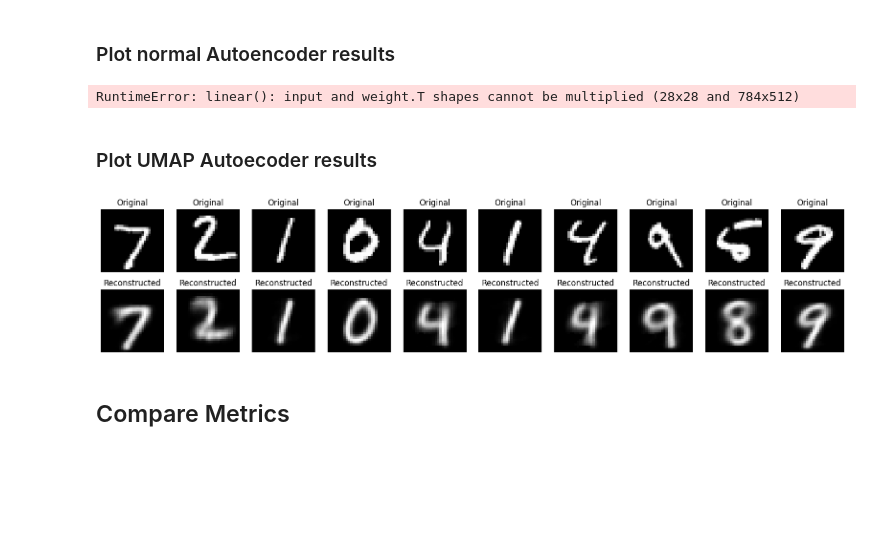
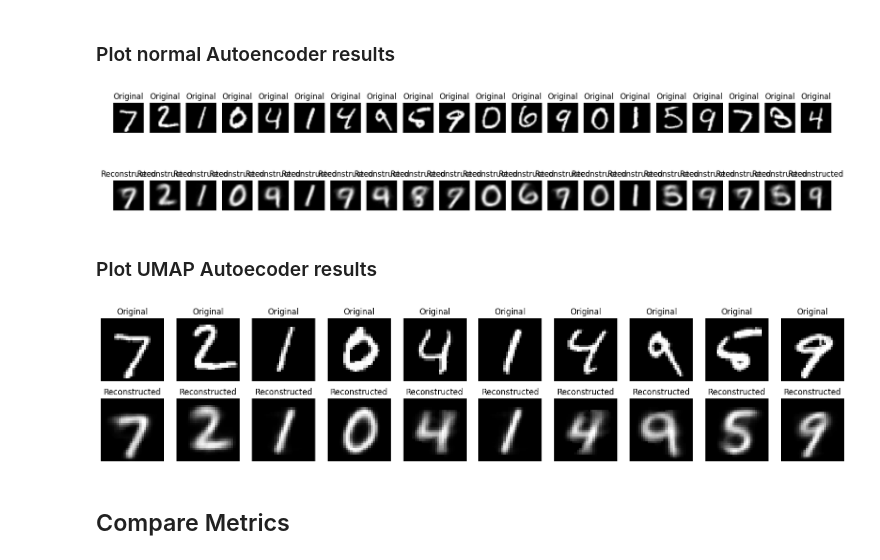
Before and after one commit to adrianlopezlanchares/umap-autoencoder, a Jupyter notebook: notebooks/umap-autoencoder-mnist.ipynb, the cells around one changed output. Saved outputs shown, nothing was run; the diff lists cells and outputs as text; code cells hidden in the pictures; blank space fills up the shorter version.

```diff
--- a/notebooks/umap-autoencoder-mnist.ipynb
+++ b/notebooks/umap-autoencoder-mnist.ipynb
@@ -203,35 +214,35 @@ Training complete.
 # %%
 # Plot example image and reconstructions
 normal_autoencoder.eval()
 with torch.no_grad():
-    sample_images, _ = next(iter(test_loader))
+    sample_images, _ = next(iter(flat_test_loader))
     sample_images = sample_images.to(device).float()
     reconstructed = normal_autoencoder(sample_images).cpu().numpy()
     sample_images = sample_images.cpu().numpy()
     n = 20
     plt.figure(figsize=(20, 4))
     for i in range(n):
         # Original
         ax = plt.subplot(2, n, i + 1)
         plt.imshow(sample_images[i].reshape(28, 28), cmap="gray")
         plt.title("Original")
         plt.axis("off")
 
         # Reconstructed
         ax = plt.subplot(2, n, i + 1 + n)
         plt.imshow(reconstructed[i].reshape(28, 28), cmap="gray")
         plt.title("Reconstructed")
         plt.axis("off")
     plt.show()
 # %% [output]
-RuntimeError: linear(): input and weight.T shapes cannot be multiplied (28x28 and 784x512)
+[figure, added]
 # %% [markdown]
 ### Plot UMAP Autoecoder results
 # %%
 # Plot example image and reconstructions
 umap_autoencoder.eval()
 with torch.no_grad():
-    sample_images, _ = next(iter(test_loader))
+    sample_images, _ = next(iter(flat_test_loader))
     sample_images = sample_images.to(device).float()
     reconstructed = umap_autoencoder(sample_images).cpu().numpy()
     sample_images = sample_images.cpu().numpy()
@@ -251,7 +262,7 @@ with torch.no_grad():
         plt.axis("off")
     plt.show()
 # %% [output]
-[figure, old version]
+[figure, new version]
 # %% [markdown]
 ## Compare Metrics
 # %%
```
Also changed, not shown: parts of 14 cells of this notebook.
